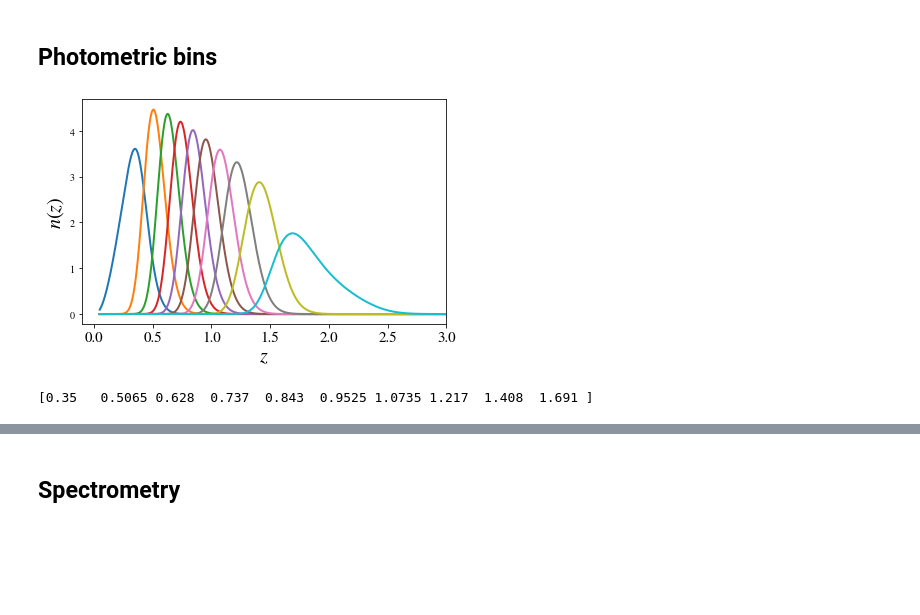
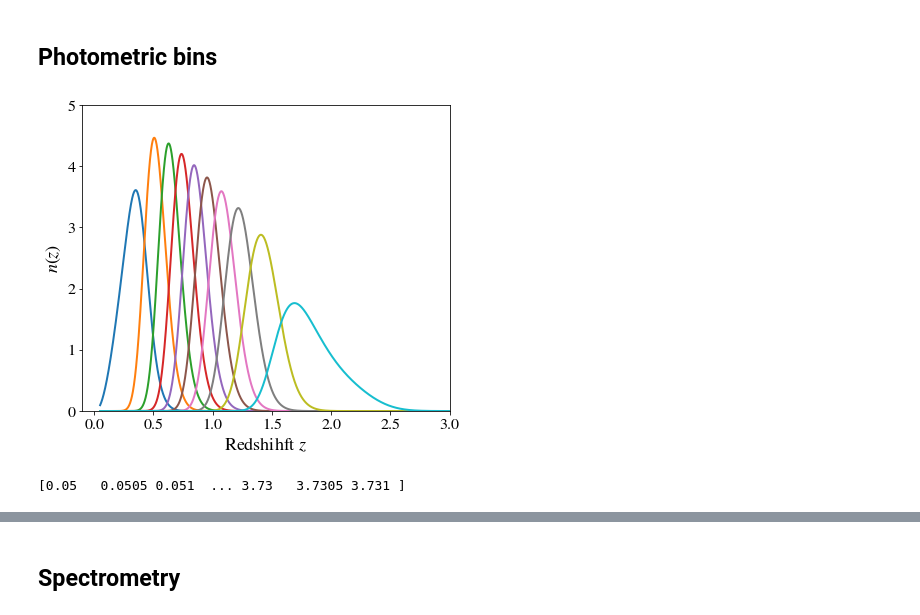
Before and after one commit to fabienlacasa/PySSC, a Jupyter notebook: Partsky_examples.ipynb, the cells around one changed output, grey strips where cells are left out. Saved outputs shown, nothing was run; the diff lists cells and outputs as text; code cells hidden in the pictures; blank space fills up the shorter version.

```diff
--- a/Partsky_examples.ipynb
+++ b/Partsky_examples.ipynb
@@ -490,22 +575,26 @@ prefix_Euclid='./Euclid_files/'
 # %%
 zarr = np.loadtxt(prefix_Euclid+'n_z_without_1_plus_z.dat',unpack=True,usecols=(0))[100:]
 window = np.loadtxt(prefix_Euclid+'n_z_without_1_plus_z.dat',unpack=True,usecols=(1,2,3,4,5,6,7,8,9,10))[:,100:]
 nbins = window.shape[0]
 zbins = zarr[np.argmax(window,axis=1)]
-plt.figure()
+fig = plt.figure(figsize=(6,5))
+ax = fig.add_axes([0.1,0.12,0.85,0.85])
 for u,zbin in enumerate(window):
 	plt.plot(zarr,zbin,linewidth=2)
-plt.xlabel(r'$z$',fontsize=20) ; plt.xticks(fontsize=15)
-plt.ylabel(r'$n(z)$',fontsize=20)
+plt.xlabel(r'Redshihft $z$',fontsize=18) ; plt.xticks(fontsize=15)
+plt.ylabel(r'$n(z)$',fontsize=18)
 # plt.legend(frameon='False',loc='best')
 plt.xlim([-0.1,3])
-plt.tight_layout()
+plt.ylim(0,5)
+plt.tick_params(labelsize=16)
 plt.savefig(prefix_Euclid+'n_z_Euclid_GCphot.png')
 plt.show()
-print(zbins)
 # %% [output]
-[figure, old version]
+[figure, new version]
-[0.35   0.5065 0.628  0.737  0.843  0.9525 1.0735 1.217  1.408  1.691 ]
+# %%
+print(zarr)
+# %% [output]
+[0.05   0.0505 0.051  ... 3.73   3.7305 3.731 ]
 # %%
 # partial sky Sijkl with Euclid mask
 t1 = time.clock()
```
Also changed, not shown: parts of 28 cells of this notebook.
